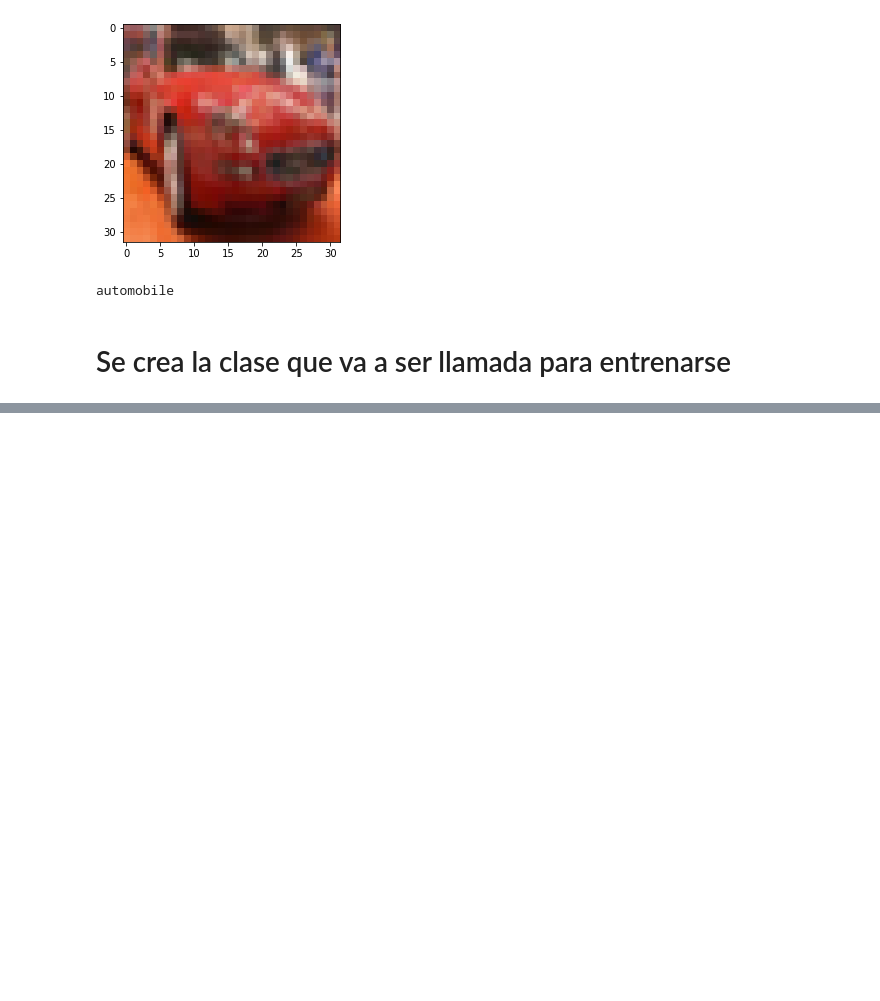
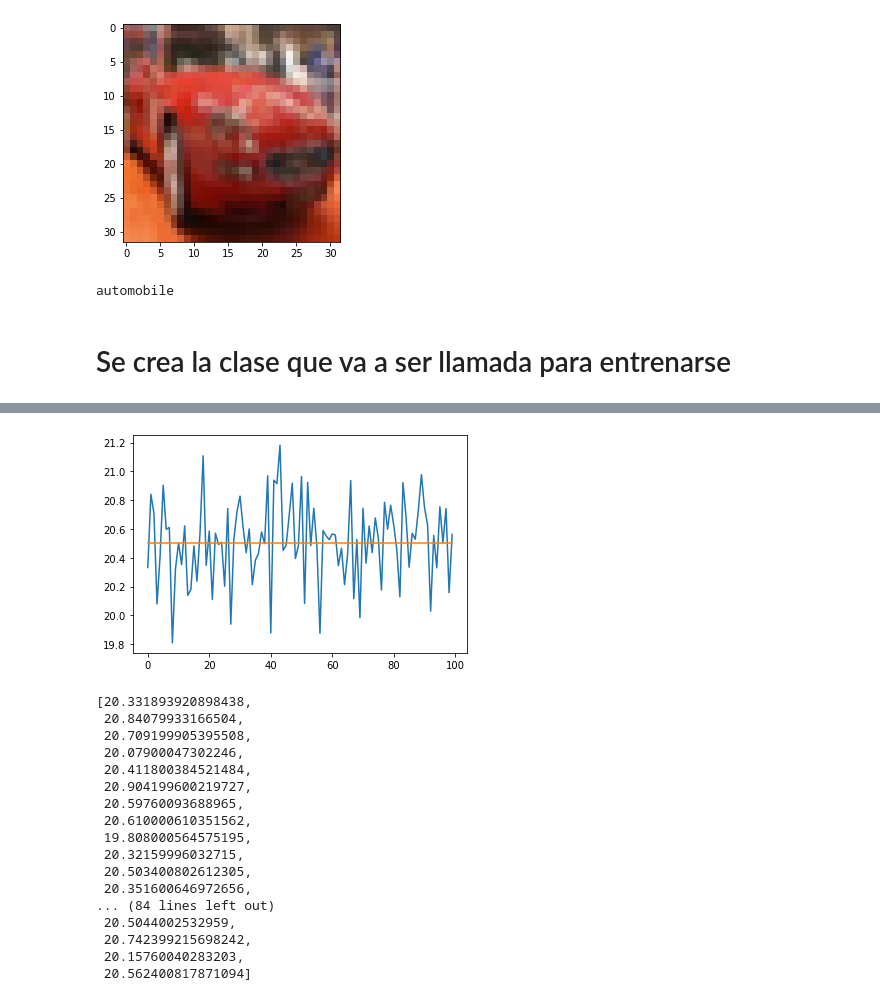
Before and after one commit to jotajota15/MachineLearning, a Jupyter notebook: CNN/codigo.ipynb, the cells around one changed output, grey strips where cells are left out. Saved outputs shown, nothing was run; the diff lists cells and outputs as text; code cells hidden in the pictures; blank space fills up the shorter version.

Commit message:
Batch trainning and traning vs test graph

```diff
--- a/CNN/codigo.ipynb
+++ b/CNN/codigo.ipynb
@@ -149,0 +156,36 @@ tensor([15.2088, 23.8162, 11.5744,  ..., 18.6708, 13.2142, 13.6436],
+# %%
+model = SurvivorClassifier()	# Crea el modelo
+loss_fn = pt.nn.MSELoss()		# Función de error a utilizar
+optimizer = pt.optim.Adam(model.parameters(), lr=0.01)		# Optimizador
+
+
+loss_train = []
+loss_test = []
+
+for i in range(100):
+	train_features, train_labels = next(iter(train_dataloader))
+	optimizer.zero_grad()			# Coloca los Δw en 0
+	y_pred = model( train_features) # Predice los valores del conjunto de entrenamiento
+	loss = loss_fn(y_pred.max(1).values, train_labels)	# Calcula la pérdida
+	loss.backward()					# Calcula el backprogration (Δw) y acumula el error
+	optimizer.step()				# Aplica los Δw acumulados y avanza un paso la iter.
+	with pt.no_grad():			# Apaga el cálculo de gradientes
+		loss2 = loss_fn( model(x_test).max(1).values, y_test)
+	loss_train.append(loss.item())
+	loss_test.append(loss2.item())
+	if(i%10 == 0):
+		print(i)
+
+
+# loss_train = []
+# loss_test = []
+# for i in range(10000):
+# 	optimizer.zero_grad()
+# 	y_pred = model(  x_train )
+# 	loss = loss_fn(y_pred, y_train)
+# 	loss.backward()
+# 	optimizer.step()
+# 	with pt.no_grad():			# Apaga el cálculo de gradientes
+# 		loss2 = loss_fn( model(x_test), y_test)
+# 	loss_train.append(loss.item())
+# 	loss_test.append(loss2.item())
@@ -149,0 +203,23 @@ tensor([15.2088, 23.8162, 11.5744,  ..., 18.6708, 13.2142, 13.6436],
+# %%
+plt.plot(loss_train)
+plt.plot(loss_test)
+plt.show()
+# %% [output]
+[figure, added]
+[20.331893920898438,
+ 20.84079933166504,
+ 20.709199905395508,
+ 20.07900047302246,
+ 20.411800384521484,
+ 20.904199600219727,
+ 20.59760093688965,
+ 20.610000610351562,
+ 19.808000564575195,
+ 20.32159996032715,
+ 20.503400802612305,
+ 20.351600646972656,
+... (84 lines left out)
+ 20.5044002532959,
+ 20.742399215698242,
+ 20.15760040283203,
+ 20.562400817871094]
```
Also changed, not shown: parts of 9 cells of this notebook.
